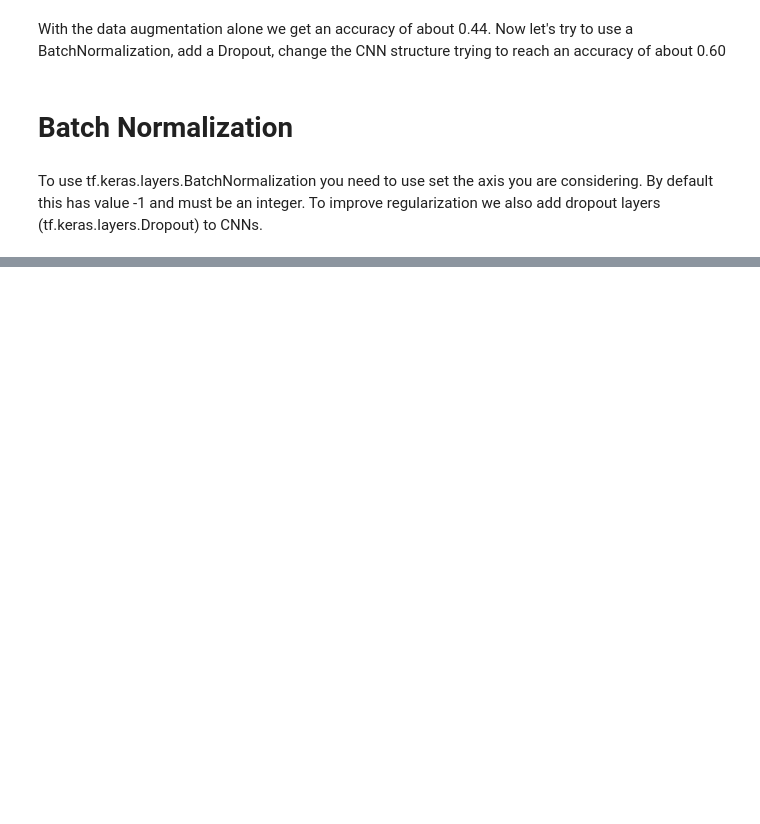
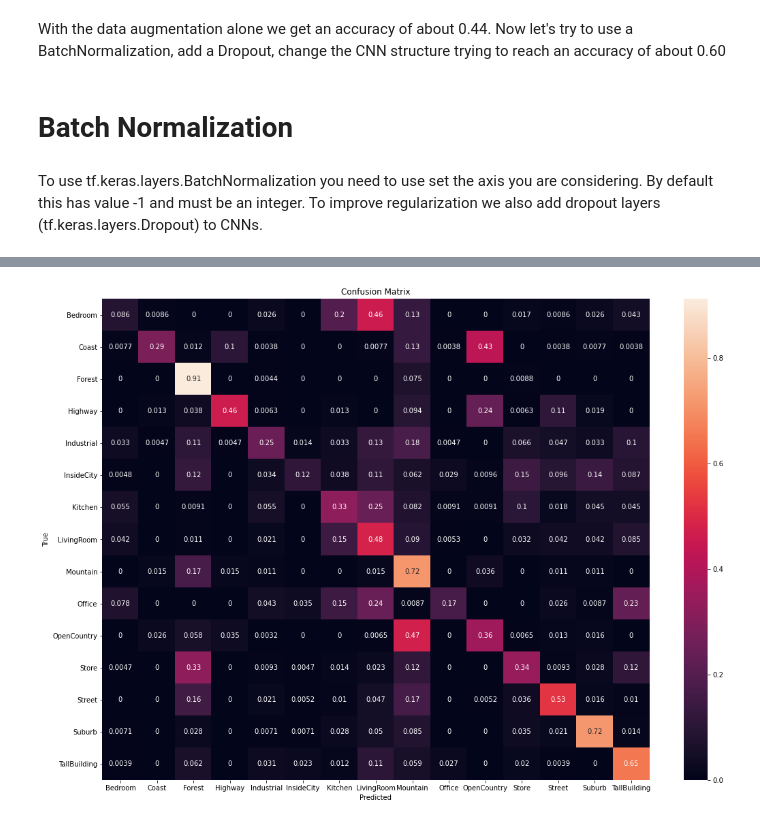
Before and after one commit to Gideon996/Computer-Vision-2020, a Jupyter notebook: Point_Two.ipynb, the cells around one changed output, grey strips where cells are left out. Cells and saved outputs as stored; diff of their text form; code cells hidden in the pictures; blank space fills up the shorter version.

```diff
--- a/Point_Two.ipynb
+++ b/Point_Two.ipynb
@@ -235,0 +307,4 @@ modelAdam7x7.compile(loss='categorical_crossentropy',optimizer=adam,metrics = ['
+# %%
+pltu.plotConfusionMatrix(cmAdam7, labels, "confusion_matrix_augmentation_adam_7", "images_point_two/")
+# %% [output]
+[figure, added]
```
Also changed, not shown: parts of 18 cells of this notebook, 6 other files.
